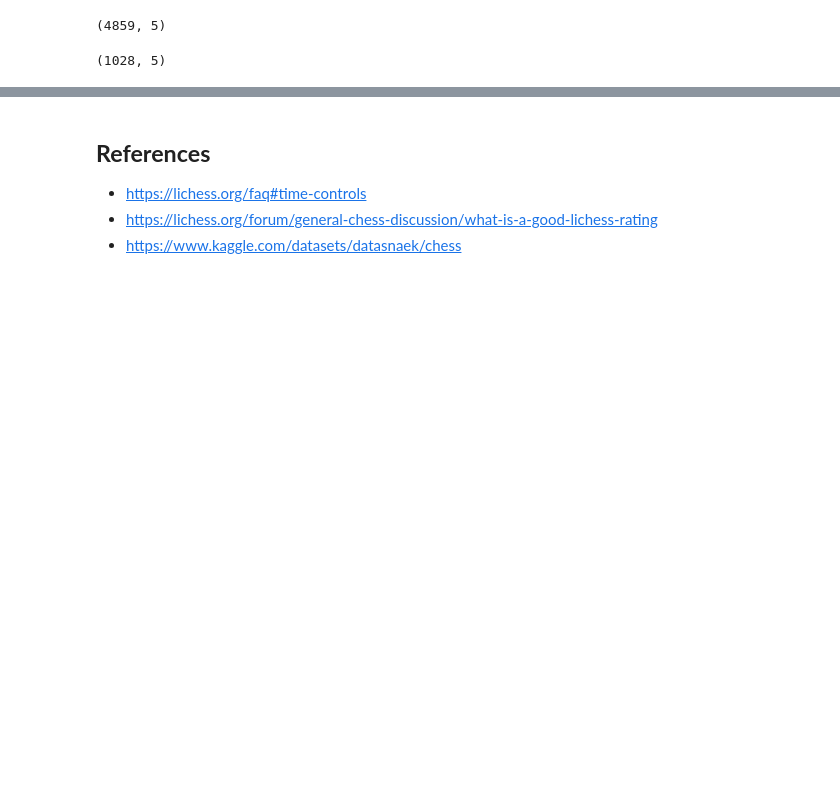
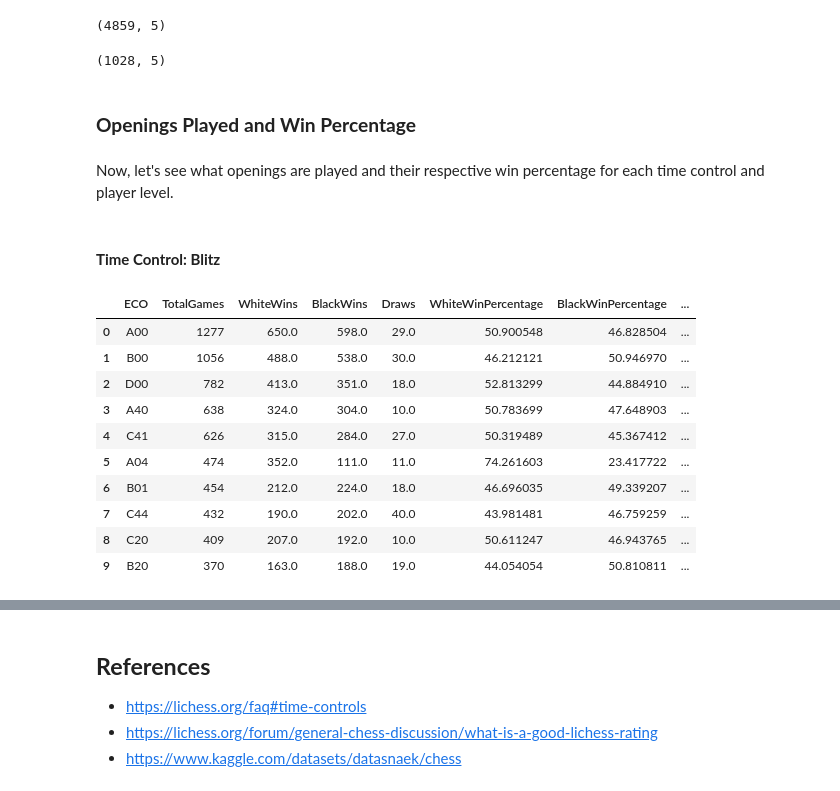
Before and after one commit to HappyPetDog/chess-opening-repertoire, a Jupyter notebook: chess-opening.ipynb, the cells around one changed output, grey strips where cells are left out. Saved outputs shown, nothing was run; the diff lists cells and outputs as text; code cells hidden in the pictures; blank space fills up the shorter version.

```diff
--- a/chess-opening.ipynb
+++ b/chess-opening.ipynb
@@ -395,3 +395,43 @@ df_classical_advanced = df_preprocessed.loc[(df_preprocessed['TimeControl'] == '
 df_classical_advanced.shape
 # %% [output]
 (1028, 5)
+# %% [markdown]
+### **Openings Played and Win Percentage**
+# %% [markdown]
+Now, let's see what openings are played and their respective win percentage for each time control and player level.
+# %% [markdown]
+#### **Time Control: Blitz**
+# %%
+df_opening_blitz_beginner = df_blitz_beginner['ECO'].value_counts().reset_index()
+df_opening_blitz_beginner.columns = ['ECO', 'TotalGames']
+
+white_wins = df_blitz_beginner.loc[df_blitz_beginner['Result'] == 'white', 'ECO'].value_counts().reset_index()
+white_wins.columns = ['ECO', 'WhiteWins']
+df_opening_blitz_beginner = df_opening_blitz_beginner.merge(white_wins, on='ECO', how='left')
+
+black_wins = df_blitz_beginner.loc[df_blitz_beginner['Result'] == 'black', 'ECO'].value_counts().reset_index()
+black_wins.columns = ['ECO', 'BlackWins']
+df_opening_blitz_beginner = df_opening_blitz_beginner.merge(black_wins, on='ECO', how='left')
+
+draws = df_blitz_beginner.loc[df_blitz_beginner['Result'] == 'draw', 'ECO'].value_counts().reset_index()
+draws.columns = ['ECO', 'Draws']
+df_opening_blitz_beginner = df_opening_blitz_beginner.merge(draws, on='ECO', how='left')
+
+df_opening_blitz_beginner.fillna(0, inplace=True)
+
+df_opening_blitz_beginner['WhiteWinPercentage'] = (df_opening_blitz_beginner['WhiteWins'] / df_opening_blitz_beginner['TotalGames']) * 100
+df_opening_blitz_beginner['BlackWinPercentage'] = (df_opening_blitz_beginner['BlackWins'] / df_opening_blitz_beginner['TotalGames']) * 100
+df_opening_blitz_beginner['DrawPercentage'] = (df_opening_blitz_beginner['Draws'] / df_opening_blitz_beginner['TotalGames']) * 100
+df_opening_blitz_beginner.head(10)
+# %% [output]
+|  | ECO | TotalGames | WhiteWins | BlackWins | Draws | WhiteWinPercentage | BlackWinPercentage | ... |
+| 0 | A00 | 1277 | 650.0 | 598.0 | 29.0 | 50.900548 | 46.828504 | ... |
+| 1 | B00 | 1056 | 488.0 | 538.0 | 30.0 | 46.212121 | 50.946970 | ... |
+| 2 | D00 | 782 | 413.0 | 351.0 | 18.0 | 52.813299 | 44.884910 | ... |
+| 3 | A40 | 638 | 324.0 | 304.0 | 10.0 | 50.783699 | 47.648903 | ... |
+| 4 | C41 | 626 | 315.0 | 284.0 | 27.0 | 50.319489 | 45.367412 | ... |
+| 5 | A04 | 474 | 352.0 | 111.0 | 11.0 | 74.261603 | 23.417722 | ... |
+| 6 | B01 | 454 | 212.0 | 224.0 | 18.0 | 46.696035 | 49.339207 | ... |
+| 7 | C44 | 432 | 190.0 | 202.0 | 40.0 | 43.981481 | 46.759259 | ... |
+| 8 | C20 | 409 | 207.0 | 192.0 | 10.0 | 50.611247 | 46.943765 | ... |
+| 9 | B20 | 370 | 163.0 | 188.0 | 19.0 | 44.054054 | 50.810811 | ... |
```
Also changed, not shown: parts of 15 cells of this notebook.
